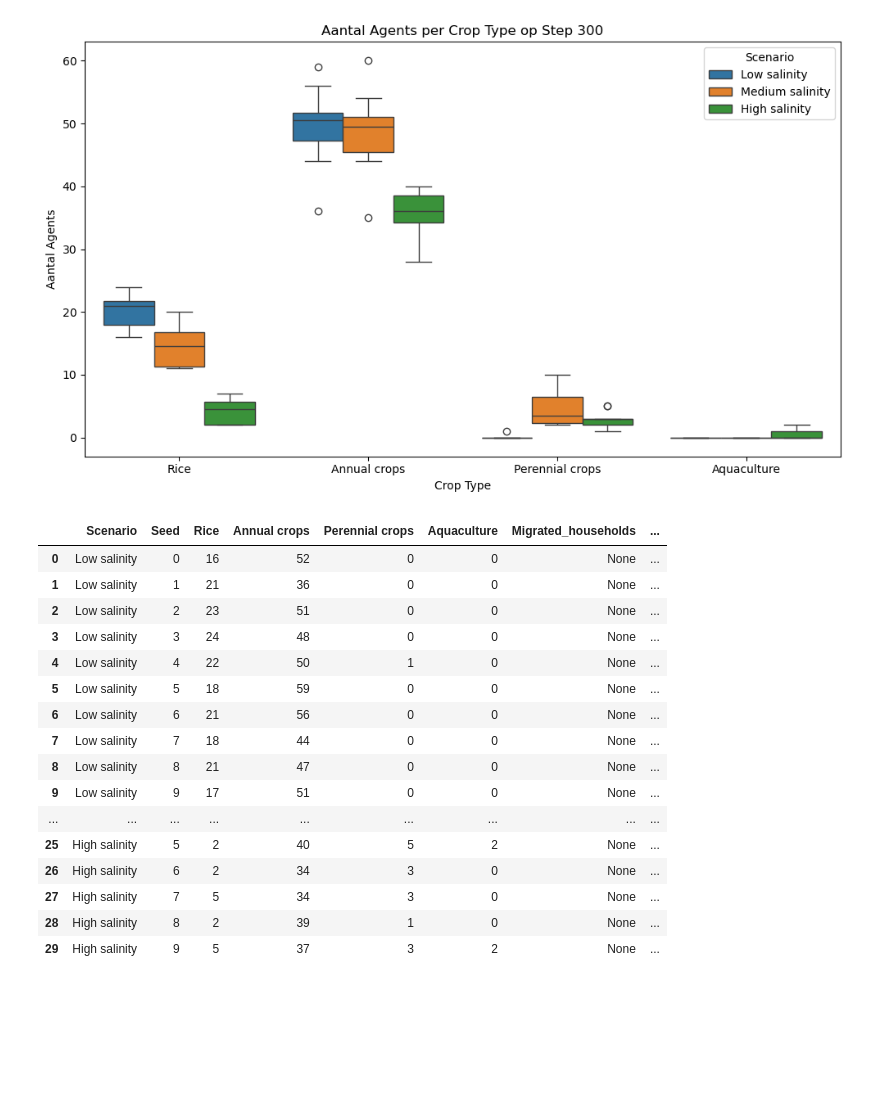
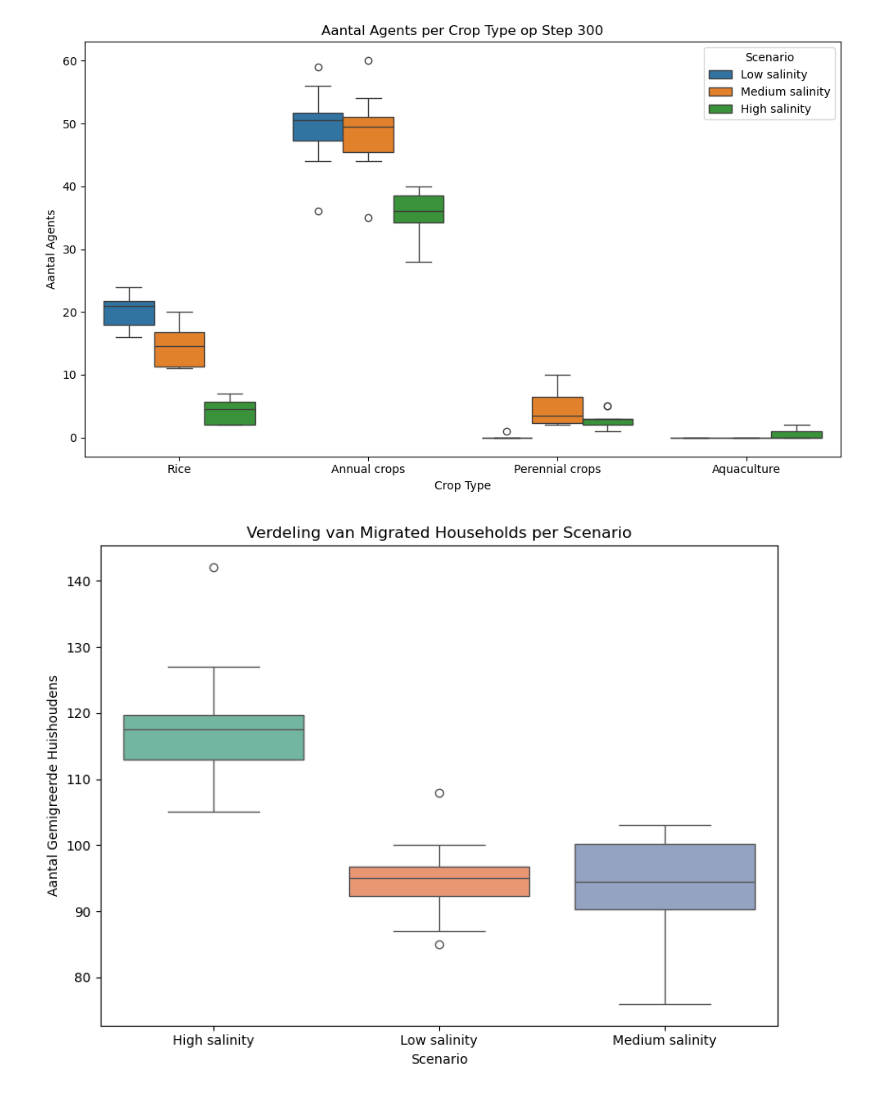
Before and after one commit to Juliettevanalst/Thesis, a Jupyter notebook: Model_Version3/Sensitivity_analysis.ipynb, the cells around one changed output. Drawn from its saved outputs; the diff is of its cells as text; code cells hidden in the pictures; blank space fills up the shorter version.

```diff
--- a/Model_Version3/Sensitivity_analysis.ipynb
+++ b/Model_Version3/Sensitivity_analysis.ipynb
@@ -25,3 +7,0 @@ model_data
-# %%
-agent_data = model.datacollector.get_agent_vars_dataframe()
-agent_data
@@ -47,4 +8,2 @@ agent_data
-# %%
-salinity_high = agent_data
 # %%
 import pandas as pd
@@ -269,3 +121,10 @@ shock is happening!!
 shock is happening!!
 There are 0 agents unassigned!!
 ... (19 outputs left out)
+# %%
+all_full
+all_full_grouped = all_full
+all_full_grouped = all_full_grouped.fillna(0)
+all_full_grouped = all_full_grouped.groupby(['Scenario', "Seed"]).sum()
+all_full_grouped = all_full_grouped.reset_index()
+all_full_grouped
@@ -291,23 +171,17 @@ plt.tight_layout()
 plt.show()
 # %% [output]
 [figure]
-# %%
-all_full
-# %% [output]
-|  | Scenario | Seed | Rice | Annual crops | Perennial crops | Aquaculture | Migrated_households | ... |
-| 0 | Low salinity | 0 | 16 | 52 | 0 | 0 | None | ... |
-| 1 | Low salinity | 1 | 21 | 36 | 0 | 0 | None | ... |
-| 2 | Low salinity | 2 | 23 | 51 | 0 | 0 | None | ... |
-| 3 | Low salinity | 3 | 24 | 48 | 0 | 0 | None | ... |
-| 4 | Low salinity | 4 | 22 | 50 | 1 | 0 | None | ... |
-| 5 | Low salinity | 5 | 18 | 59 | 0 | 0 | None | ... |
-| 6 | Low salinity | 6 | 21 | 56 | 0 | 0 | None | ... |
-| 7 | Low salinity | 7 | 18 | 44 | 0 | 0 | None | ... |
-| 8 | Low salinity | 8 | 21 | 47 | 0 | 0 | None | ... |
-| 9 | Low salinity | 9 | 17 | 51 | 0 | 0 | None | ... |
-| ... | ... | ... | ... | ... | ... | ... | ... | ... |
-| 25 | High salinity | 5 | 2 | 40 | 5 | 2 | None | ... |
-| 26 | High salinity | 6 | 2 | 34 | 3 | 0 | None | ... |
-| 27 | High salinity | 7 | 5 | 34 | 3 | 0 | None | ... |
-| 28 | High salinity | 8 | 2 | 39 | 1 | 0 | None | ... |
-| 29 | High salinity | 9 | 5 | 37 | 3 | 2 | None | ... |
+# %%
+import matplotlib.pyplot as plt
+import seaborn as sns
+
+plt.figure(figsize=(8, 6))
+sns.boxplot(data=all_full_grouped, x="Scenario", y="Migrated_households",hue="Scenario", palette="Set2")
+plt.title("Verdeling van Migrated Households per Scenario")
+plt.xlabel("Scenario")
+plt.ylabel("Aantal Gemigreerde Huishoudens")
+
+plt.tight_layout()
+plt.show()
+# %% [output]
+[figure, added]
```
Also changed, not shown: parts of 9 cells of this notebook, 1 other file.
